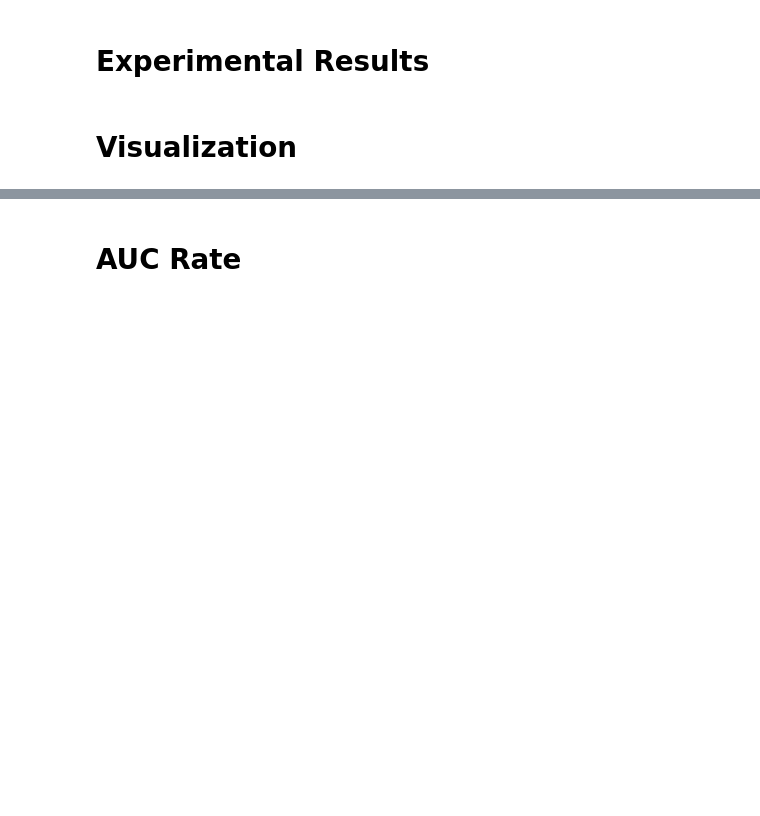
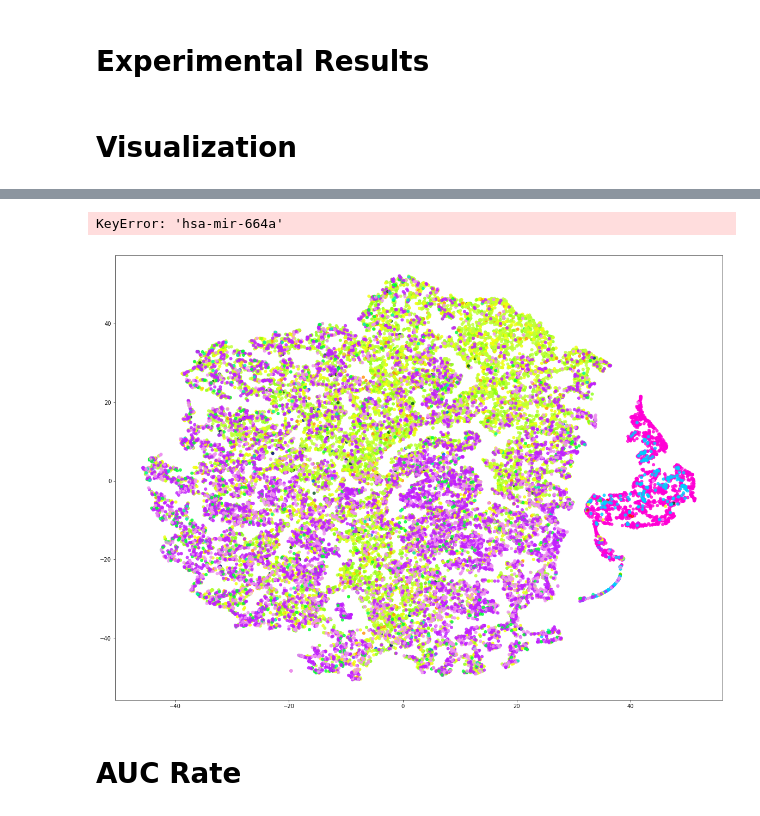
Before and after one commit to JonnyTran/MultiOmicsGraphEmbedding, a Jupyter notebook: Siamese Graph Embedding.ipynb, the cells around one changed output, grey strips where cells are left out. Cells and saved outputs as stored; diff of their text form; code cells hidden in the pictures; blank space fills up the shorter version.

```diff
--- a/Siamese Graph Embedding.ipynb
+++ b/Siamese Graph Embedding.ipynb
@@ -464,10 +410,13 @@ visualize_embedding(siamese, network=network, node_label="locus_type", top_k=500
 # %%
 siamese.process_embeddings(variable_length=True, minlen=200)
 delattr(siamese, "node_pos")
 visualize_embedding(siamese, network=network, node_label="locus_type",
-                    edgelist=network_val.get_edgelist(node_list=nodes_to_visualize,
-                                                      edge_types=["d"])[:500],
-                    test_nodes=nodes_test,
+#                     edgelist=network_val.get_edgelist(node_list=nodes_to_visualize,
+#                                                       edge_types=["d"])[:500],
+#                     test_nodes=nodes_test,
                     cmap="gist_ncar",)
+# %% [output]
+KeyError: 'hsa-mir-664a'
+[figure, added]
 # %% [markdown]
 # AUC Rate
```
Also changed, not shown: parts of 22 cells of this notebook, 4 other files.
